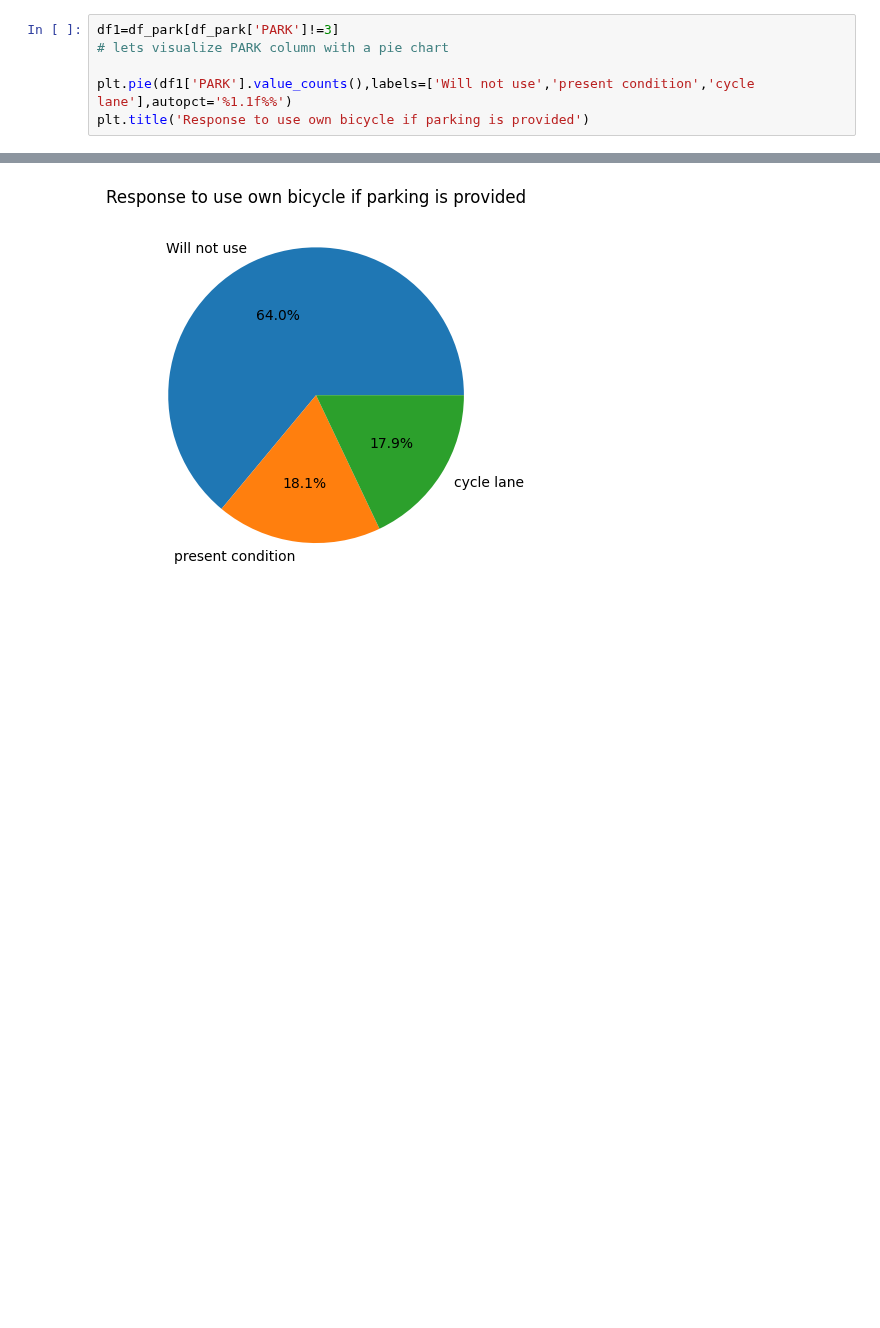
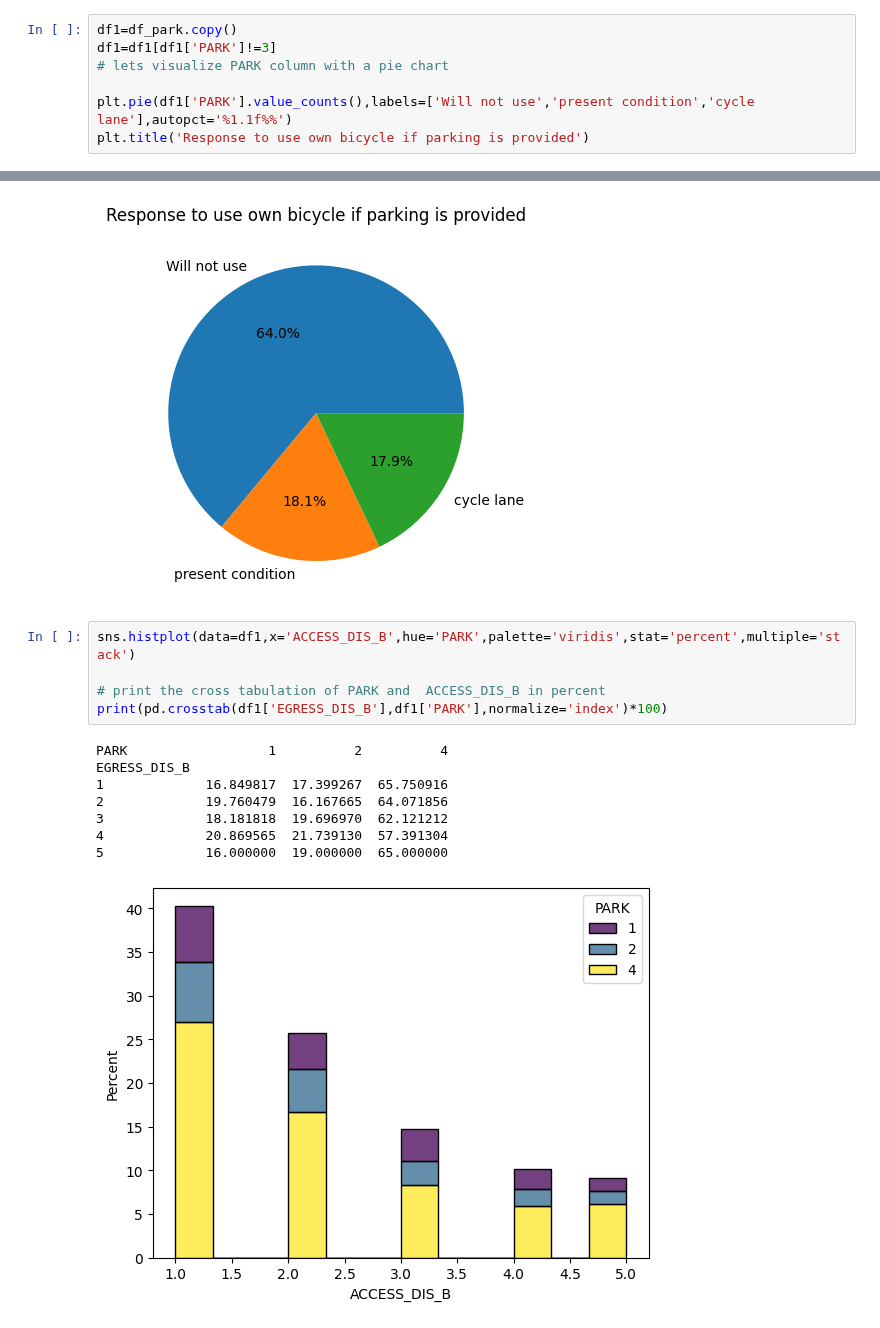
Before and after one commit to Gavaskar24/Metro, a Jupyter notebook: EDA subcodes/parking.ipynb, the cells around one changed output, grey strips where cells are left out. Saved outputs shown, nothing was run; the diff lists cells and outputs as text; blank space fills up the shorter version.

```diff
--- a/EDA subcodes/parking.ipynb
+++ b/EDA subcodes/parking.ipynb
@@ -103,7 +103,8 @@ egress_map={1:'Walk',2:'Bicycle',3:'Two wheeler',4:'Car',5:'Ride hire',6:'Ride h
 
 df['E_M']=df['EGRESS_M'].map(egress_map)
 # %%
-df1=df_park[df_park['PARK']!=3]
+df1=df_park.copy()
+df1=df1[df1['PARK']!=3]
 # lets visualize PARK column with a pie chart
 
 plt.pie(df1['PARK'].value_counts(),labels=['Will not use','present condition','cycle lane'],autopct='%1.1f%%')
@@ -111,3 +112,17 @@ plt.title('Response to use own bicycle if parking is provided')
 # %% [output]
 Text(0.5, 1.0, 'Response to use own bicycle if parking is provided')
 [figure]
+# %%
+sns.histplot(data=df1,x='ACCESS_DIS_B',hue='PARK',palette='viridis',stat='percent',multiple='stack')
+
+# print the cross tabulation of PARK and  ACCESS_DIS_B in percent
+print(pd.crosstab(df1['EGRESS_DIS_B'],df1['PARK'],normalize='index')*100)
+# %% [output]
+PARK                  1          2          4
+EGRESS_DIS_B
+1             16.849817  17.399267  65.750916
+2             19.760479  16.167665  64.071856
+3             18.181818  19.696970  62.121212
+4             20.869565  21.739130  57.391304
+5             16.000000  19.000000  65.000000
+[figure, added]
```
Also changed, not shown: parts of 16 cells of this notebook, 10 other files.
